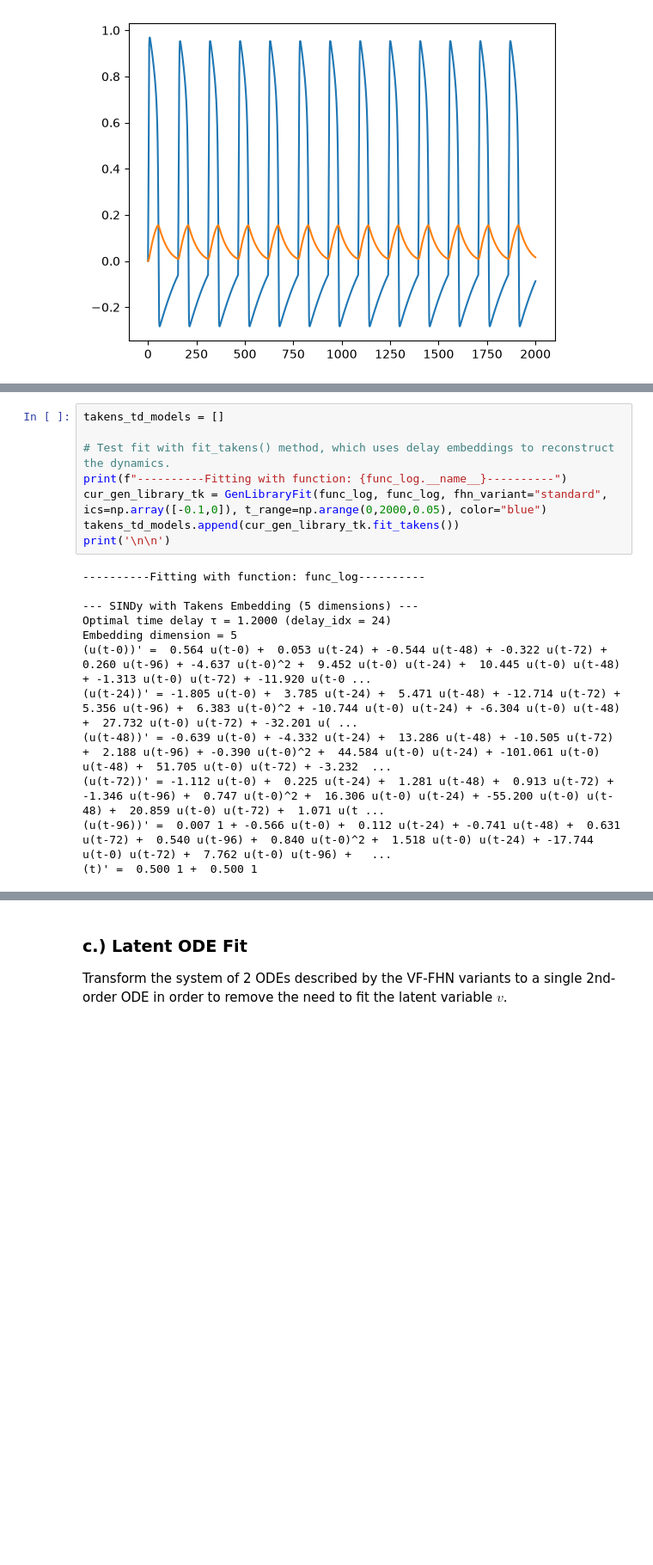
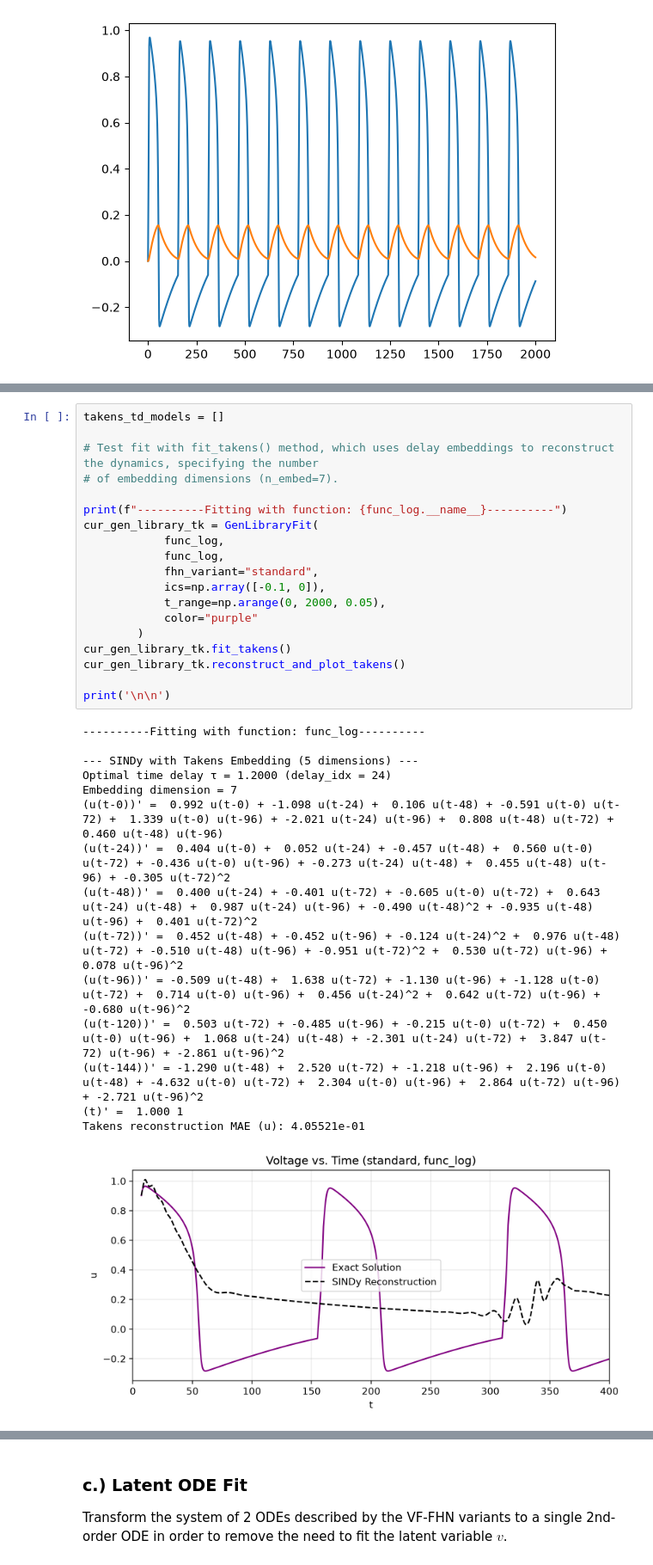
Before and after one commit to cswelch/SINDy-for-Cardiac-Electrophysiology, a Jupyter notebook: SINDy_non_autonomous_test.ipynb, the cells around one changed output, grey strips where cells are left out. Shown at 86% size. Drawn from its saved outputs; the diff is of its cells as text; blank space fills up the shorter version.

Commit message:
Cleaned up code in 6b.) by moving embedding reconstruction + plotting to helper methods.

```diff
--- a/SINDy_non_autonomous_test.ipynb
+++ b/SINDy_non_autonomous_test.ipynb
@@ -756,20 +756,35 @@ Now, try 5 time delays, with the optimal delay interval determined by the averag
 # %%
 takens_td_models = []
 
-# Test fit with fit_takens() method, which uses delay embeddings to reconstruct the dynamics.
+# Test fit with fit_takens() method, which uses delay embeddings to reconstruct the dynamics, specifying the number
+# of embedding dimensions (n_embed=7).
+
 print(f"----------Fitting with function: {func_log.__name__}----------")
-cur_gen_library_tk = GenLibraryFit(func_log, func_log, fhn_variant="standard", ics=np.array([-0.1,0]), t_range=np.arange(0,2000,0.05), color="blue")
-takens_td_models.append(cur_gen_library_tk.fit_takens())
+cur_gen_library_tk = GenLibraryFit(
+            func_log,
+            func_log,
+            fhn_variant="standard",
+            ics=np.array([-0.1, 0]),
+            t_range=np.arange(0, 2000, 0.05),
+            color="purple"
+        )
+cur_gen_library_tk.fit_takens()
+cur_gen_library_tk.reconstruct_and_plot_takens()
+
 print('\n\n')
 # %% [output]
 ----------Fitting with function: func_log----------
 
 --- SINDy with Takens Embedding (5 dimensions) ---
 Optimal time delay τ = 1.2000 (delay_idx = 24)
-Embedding dimension = 5
-(u(t-0))' =  0.564 u(t-0) +  0.053 u(t-24) + -0.544 u(t-48) + -0.322 u(t-72) +  0.260 u(t-96) + -4.637 u(t-0)^2 +  9.452 u(t-0) u(t-24) +  10.445 u(t-0) u(t-48) + -1.313 u(t-0) u(t-72) + -11.920 u(t-0 ...
-(u(t-24))' = -1.805 u(t-0) +  3.785 u(t-24) +  5.471 u(t-48) + -12.714 u(t-72) +  5.356 u(t-96) +  6.383 u(t-0)^2 + -10.744 u(t-0) u(t-24) + -6.304 u(t-0) u(t-48) +  27.732 u(t-0) u(t-72) + -32.201 u( ...
-(u(t-48))' = -0.639 u(t-0) + -4.332 u(t-24) +  13.286 u(t-48) + -10.505 u(t-72) +  2.188 u(t-96) + -0.390 u(t-0)^2 +  44.584 u(t-0) u(t-24) + -101.061 u(t-0) u(t-48) +  51.705 u(t-0) u(t-72) + -3.232  ...
-(u(t-72))' = -1.112 u(t-0) +  0.225 u(t-24) +  1.281 u(t-48) +  0.913 u(t-72) + -1.346 u(t-96) +  0.747 u(t-0)^2 +  16.306 u(t-0) u(t-24) + -55.200 u(t-0) u(t-48) +  20.859 u(t-0) u(t-72) +  1.071 u(t ...
-(u(t-96))' =  0.007 1 + -0.566 u(t-0) +  0.112 u(t-24) + -0.741 u(t-48) +  0.631 u(t-72) +  0.540 u(t-96) +  0.840 u(t-0)^2 +  1.518 u(t-0) u(t-24) + -17.744 u(t-0) u(t-72) +  7.762 u(t-0) u(t-96) +   ...
-(t)' =  0.500 1 +  0.500 1
+Embedding dimension = 7
+(u(t-0))' =  0.992 u(t-0) + -1.098 u(t-24) +  0.106 u(t-48) + -0.591 u(t-0) u(t-72) +  1.339 u(t-0) u(t-96) + -2.021 u(t-24) u(t-96) +  0.808 u(t-48) u(t-72) +  0.460 u(t-48) u(t-96)
+(u(t-24))' =  0.404 u(t-0) +  0.052 u(t-24) + -0.457 u(t-48) +  0.560 u(t-0) u(t-72) + -0.436 u(t-0) u(t-96) + -0.273 u(t-24) u(t-48) +  0.455 u(t-48) u(t-96) + -0.305 u(t-72)^2
+(u(t-48))' =  0.400 u(t-24) + -0.401 u(t-72) + -0.605 u(t-0) u(t-72) +  0.643 u(t-24) u(t-48) +  0.987 u(t-24) u(t-96) + -0.490 u(t-48)^2 + -0.935 u(t-48) u(t-96) +  0.401 u(t-72)^2
+(u(t-72))' =  0.452 u(t-48) + -0.452 u(t-96) + -0.124 u(t-24)^2 +  0.976 u(t-48) u(t-72) + -0.510 u(t-48) u(t-96) + -0.951 u(t-72)^2 +  0.530 u(t-72) u(t-96) +  0.078 u(t-96)^2
+(u(t-96))' = -0.509 u(t-48) +  1.638 u(t-72) + -1.130 u(t-96) + -1.128 u(t-0) u(t-72) +  0.714 u(t-0) u(t-96) +  0.456 u(t-24)^2 +  0.642 u(t-72) u(t-96) + -0.680 u(t-96)^2
+(u(t-120))' =  0.503 u(t-72) + -0.485 u(t-96) + -0.215 u(t-0) u(t-72) +  0.450 u(t-0) u(t-96) +  1.068 u(t-24) u(t-48) + -2.301 u(t-24) u(t-72) +  3.847 u(t-72) u(t-96) + -2.861 u(t-96)^2
+(u(t-144))' = -1.290 u(t-48) +  2.520 u(t-72) + -1.218 u(t-96) +  2.196 u(t-0) u(t-48) + -4.632 u(t-0) u(t-72) +  2.304 u(t-0) u(t-96) +  2.864 u(t-72) u(t-96) + -2.721 u(t-96)^2
+(t)' =  1.000 1
+Takens reconstruction MAE (u): 4.05521e-01
+[figure, added]
```
Also changed, not shown: parts of 3 cells of this notebook, 1 other file.
